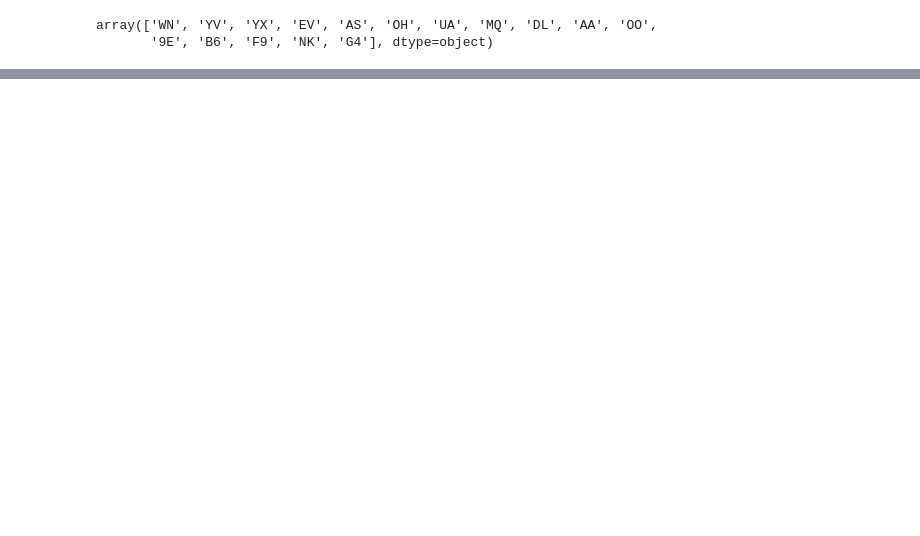
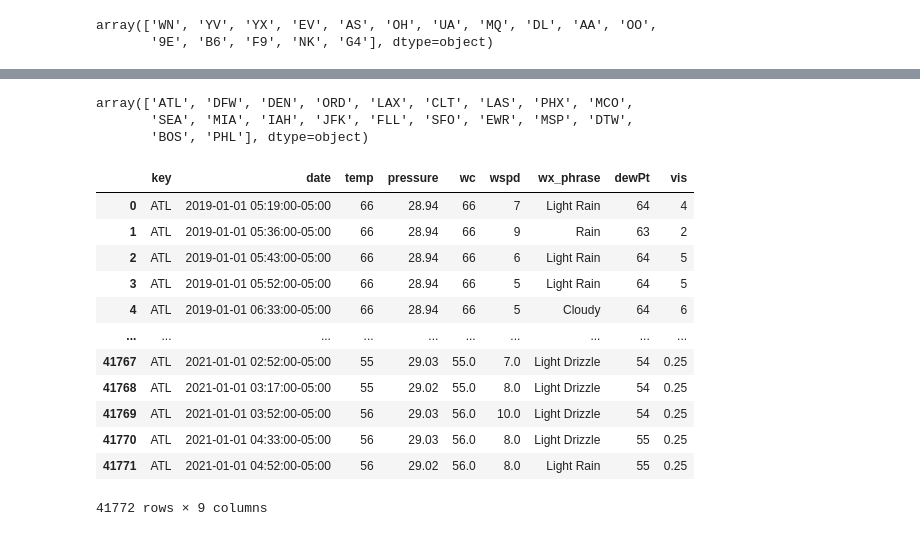
Before and after one commit to mallikarai/Predicting_Flight_Delays, a Jupyter notebook: Main.ipynb, the cells around one changed output, grey strips where cells are left out. Saved outputs shown, nothing was run; the diff lists cells and outputs as text; code cells hidden in the pictures; blank space fills up the shorter version.

```diff
--- a/Main.ipynb
+++ b/Main.ipynb
@@ -318,0 +395,6 @@ array(['WN', 'YV', 'YX', 'EV', 'AS', 'OH', 'UA', 'MQ', 'DL', 'AA', 'OO',
+# %%
+main_df.key.unique()
+# %% [output]
+array(['ATL', 'DFW', 'DEN', 'ORD', 'LAX', 'CLT', 'LAS', 'PHX', 'MCO',
+       'SEA', 'MIA', 'IAH', 'JFK', 'FLL', 'SFO', 'EWR', 'MSP', 'DTW',
+       'BOS', 'PHL'], dtype=object)
@@ -318,0 +405,17 @@ array(['WN', 'YV', 'YX', 'EV', 'AS', 'OH', 'UA', 'MQ', 'DL', 'AA', 'OO',
+# %%
+#main_df_preprocess.reset_index(inplace = True)
+main_df_preprocess[main_df_preprocess['key']=="ATL"]
+# %% [output]
+|  | key | date | temp | pressure | wc | wspd | wx_phrase | dewPt | vis |
+| 0 | ATL | 2019-01-01 05:19:00-05:00 | 66 | 28.94 | 66 | 7 | Light Rain | 64 | 4 |
+| 1 | ATL | 2019-01-01 05:36:00-05:00 | 66 | 28.94 | 66 | 9 | Rain | 63 | 2 |
+| 2 | ATL | 2019-01-01 05:43:00-05:00 | 66 | 28.94 | 66 | 6 | Light Rain | 64 | 5 |
+| 3 | ATL | 2019-01-01 05:52:00-05:00 | 66 | 28.94 | 66 | 5 | Light Rain | 64 | 5 |
+| 4 | ATL | 2019-01-01 06:33:00-05:00 | 66 | 28.94 | 66 | 5 | Cloudy | 64 | 6 |
+| ... | ... | ... | ... | ... | ... | ... | ... | ... | ... |
+| 41767 | ATL | 2021-01-01 02:52:00-05:00 | 55 | 29.03 | 55.0 | 7.0 | Light Drizzle | 54 | 0.25 |
+| 41768 | ATL | 2021-01-01 03:17:00-05:00 | 55 | 29.02 | 55.0 | 8.0 | Light Drizzle | 54 | 0.25 |
+| 41769 | ATL | 2021-01-01 03:52:00-05:00 | 56 | 29.03 | 56.0 | 10.0 | Light Drizzle | 54 | 0.25 |
+| 41770 | ATL | 2021-01-01 04:33:00-05:00 | 56 | 29.03 | 56.0 | 8.0 | Light Drizzle | 55 | 0.25 |
+| 41771 | ATL | 2021-01-01 04:52:00-05:00 | 56 | 29.02 | 56.0 | 8.0 | Light Rain | 55 | 0.25 |
+41772 rows × 9 columns
```
Also changed, not shown: parts of 35 cells of this notebook.
